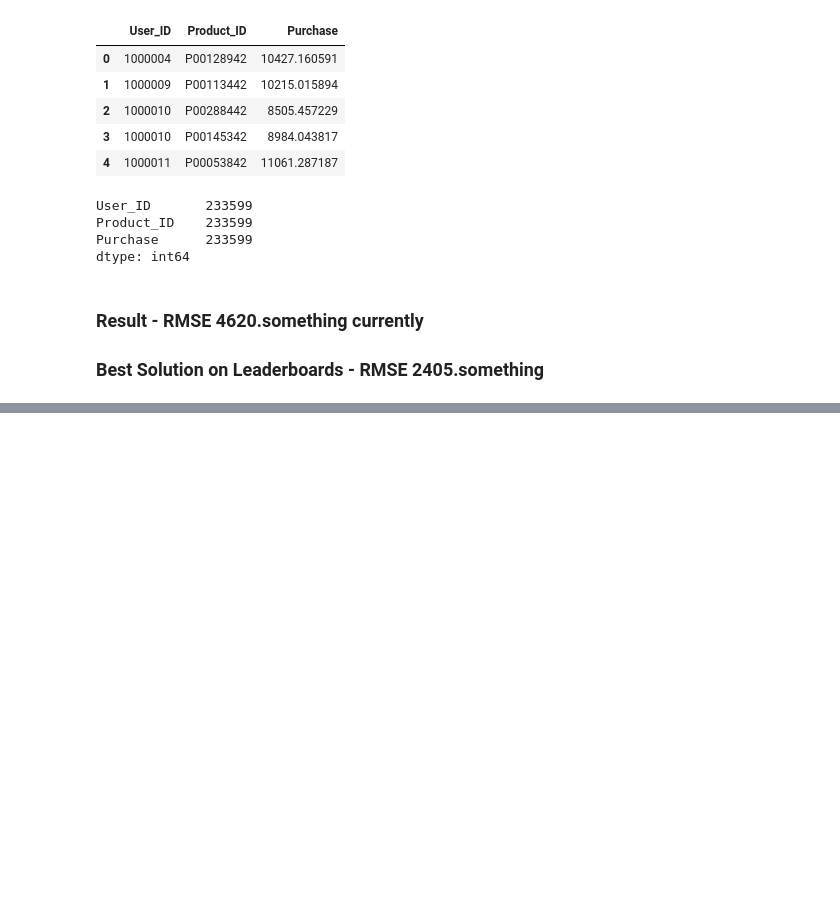
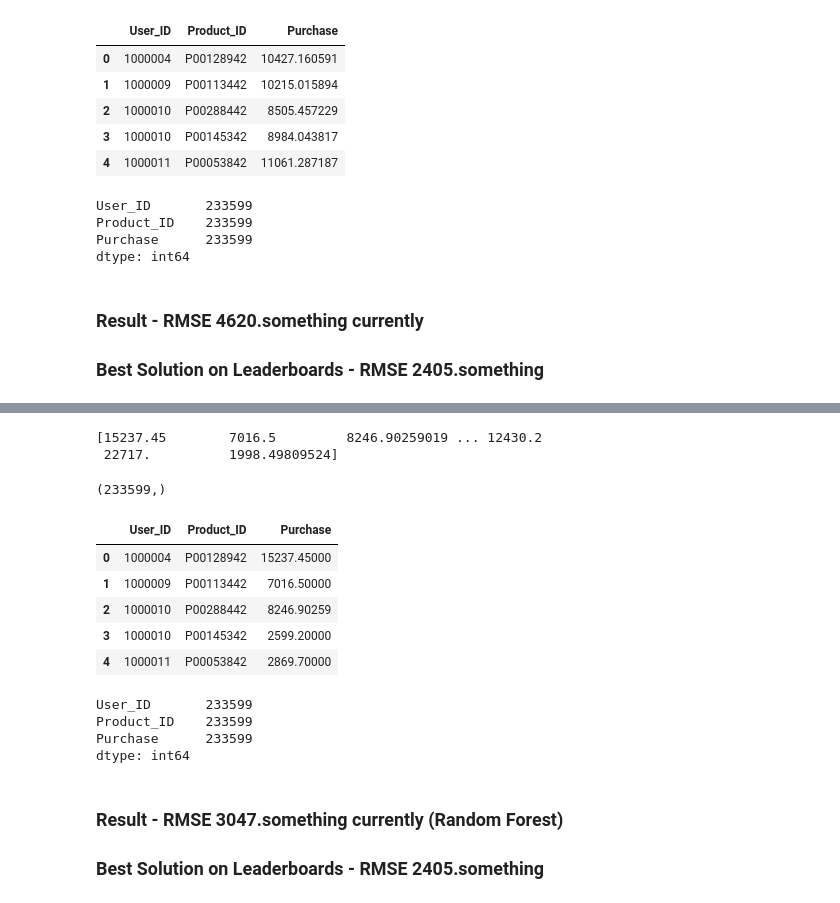
Before and after one commit to naomimachado/CS6220-Black-Friday-Sales-Prediction-Project, a Jupyter notebook: BlackFridayDeals.ipynb, the cells around one changed output, grey strips where cells are left out. Cells and saved outputs as stored; diff of their text form; code cells hidden in the pictures; blank space fills up the shorter version.

Commit message:
Random forest-result improved

```diff
--- a/BlackFridayDeals.ipynb
+++ b/BlackFridayDeals.ipynb
@@ -230,0 +339,9 @@ LinearRegression(copy_X=True, fit_intercept=True, n_jobs=1, normalize=True)
+# %%
+# Import the model we are using
+from sklearn.ensemble import RandomForestRegressor
+
+# Instantiate model with 1000 decision trees
+rf = RandomForestRegressor()
+
+# Train the model on training data
+rf.fit(X_train,y_train)
@@ -321,0 +499,32 @@ finalsolution.to_csv('finalsolution.csv')
+# %%
+X_test = BlackFridayTestNew.drop(['Product_ID'], axis=1)
+# %%
+y_pred = rf.predict(X_test)
+# %%
+print(y_pred)
+# %% [output]
+[15237.45        7016.5         8246.90259019 ... 12430.2
+ 22717.          1998.49809524]
+# %%
+BlackFridayTestNew['User_ID'].shape
+# %% [output]
+(233599,)
+# %%
+finalsolution = BlackFridayTestNew[['User_ID','Product_ID']]
+finalsolution['Purchase'] = y_pred
+# %%
+finalsolution.head()
+# %% [output]
+|  | User_ID | Product_ID | Purchase |
+| 0 | 1000004 | P00128942 | 15237.45000 |
+| 1 | 1000009 | P00113442 | 7016.50000 |
+| 2 | 1000010 | P00288442 | 8246.90259 |
+| 3 | 1000010 | P00145342 | 2599.20000 |
+| 4 | 1000011 | P00053842 | 2869.70000 |
+# %%
+finalsolution.count()
+# %% [output]
+User_ID       233599
+Product_ID    233599
+Purchase      233599
+dtype: int64
@@ -321,0 +533,3 @@ finalsolution.to_csv('finalsolution.csv')
+# %% [markdown]
+### Result - RMSE 3047.something currently (Random Forest)
+### Best Solution on Leaderboards - RMSE 2405.something
```
Also changed, not shown: parts of 31 cells of this notebook, 4 other files.
